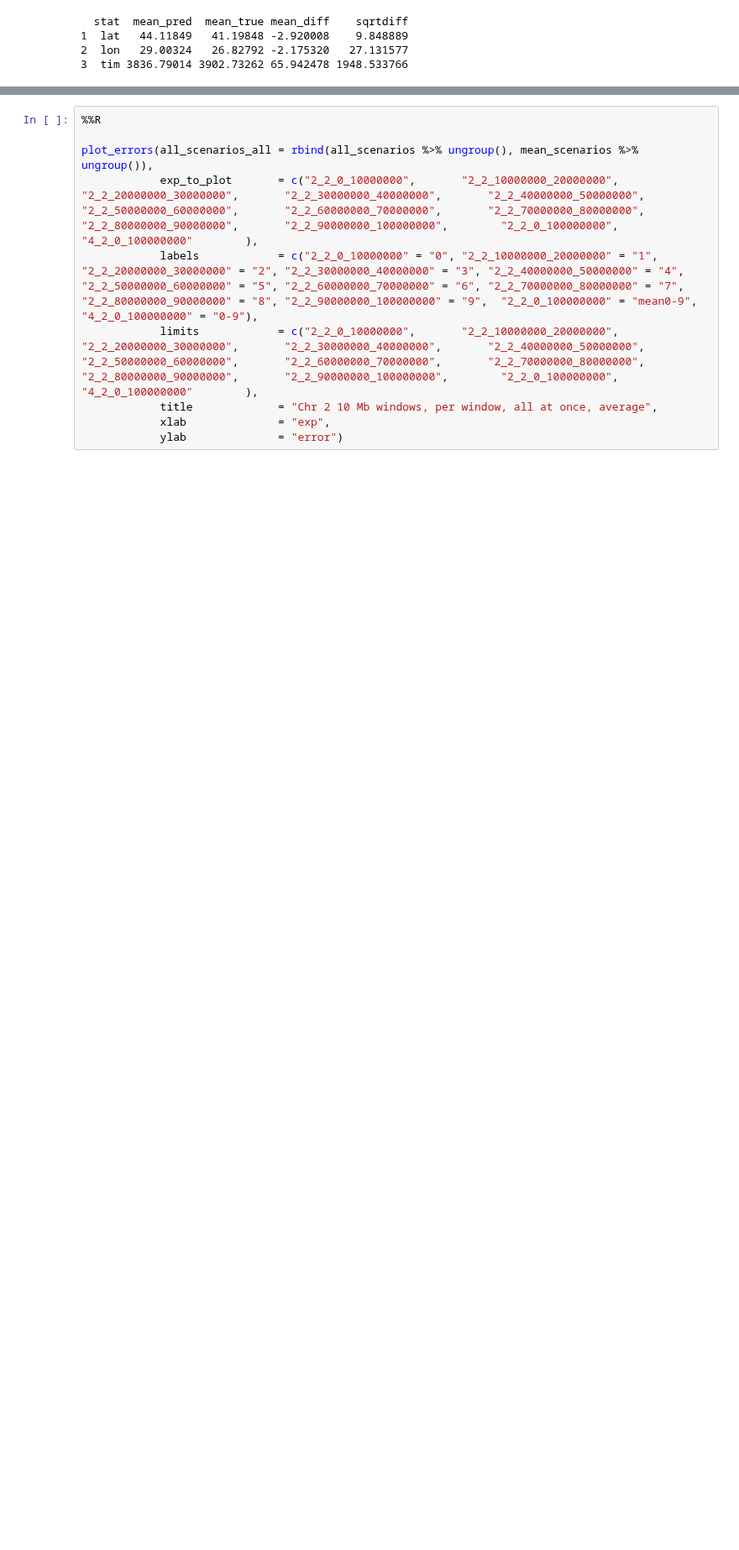
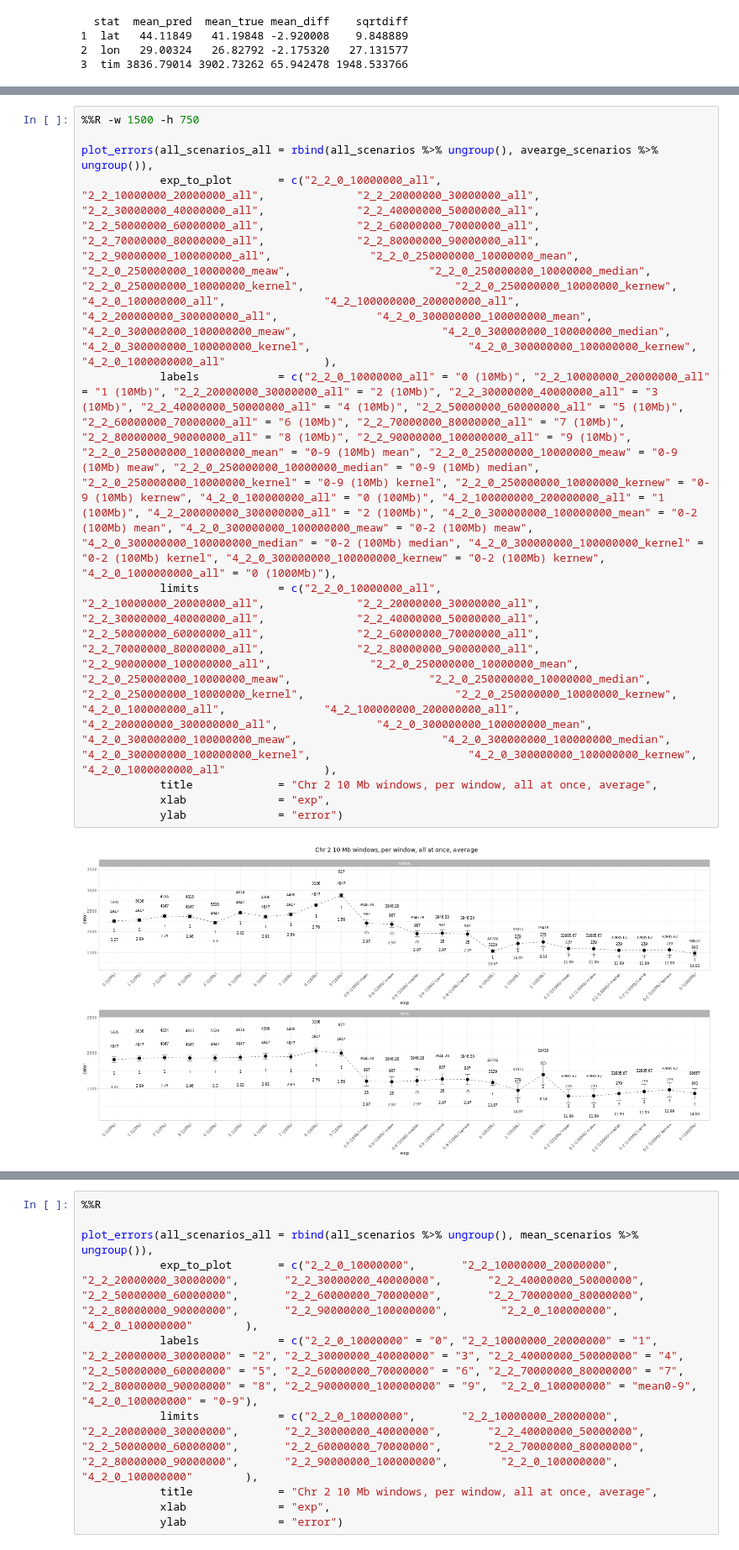
Before and after one commit to MoiColl/spaceNNtime, a Jupyter notebook: backup/jupyternotebooks/spaceNNtime_AADR.ipynb, the cells around one changed output, grey strips where cells are left out. Shown at 84% size. Saved outputs shown, nothing was run; the diff lists cells and outputs as text; blank space fills up the shorter version.

```diff
--- a/backup/jupyternotebooks/spaceNNtime_AADR.ipynb
+++ b/backup/jupyternotebooks/spaceNNtime_AADR.ipynb
@@ -881,0 +845,12 @@ plot_errors(all_scenarios_all = rbind(all_scenarios %>% ungroup(), mean_scenario
+# %%
+%%R -w 1500 -h 750
+
+plot_errors(all_scenarios_all = rbind(all_scenarios %>% ungroup(), avearge_scenarios %>% ungroup()),
+            exp_to_plot       = c("2_2_0_10000000_all",              "2_2_10000000_20000000_all",              "2_2_20000000_30000000_all",              "2_2_30000000_40000000_all",              "2_2_40000000_50000000_all",              "2_2_50000000_60000000_all",              "2_2_60000000_70000000_all",              "2_2_70000000_80000000_all",              "2_2_80000000_90000000_all",              "2_2_90000000_100000000_all",               "2_2_0_250000000_10000000_mean",                     "2_2_0_250000000_10000000_meaw",                     "2_2_0_250000000_10000000_median",                       "2_2_0_250000000_10000000_kernel",                       "2_2_0_250000000_10000000_kernew",                       "4_2_0_100000000_all",               "4_2_100000000_200000000_all",               "4_2_200000000_300000000_all",               "4_2_0_300000000_100000000_mean",                      "4_2_0_300000000_100000000_meaw",                      "4_2_0_300000000_100000000_median",                        "4_2_0_300000000_100000000_kernel",                        "4_2_0_300000000_100000000_kernew",                        "4_2_0_1000000000_all"               ),
+            labels            = c("2_2_0_10000000_all" = "0 (10Mb)", "2_2_10000000_20000000_all" = "1 (10Mb)", "2_2_20000000_30000000_all" = "2 (10Mb)", "2_2_30000000_40000000_all" = "3 (10Mb)", "2_2_40000000_50000000_all" = "4 (10Mb)", "2_2_50000000_60000000_all" = "5 (10Mb)", "2_2_60000000_70000000_all" = "6 (10Mb)", "2_2_70000000_80000000_all" = "7 (10Mb)", "2_2_80000000_90000000_all" = "8 (10Mb)", "2_2_90000000_100000000_all" = "9 (10Mb)",  "2_2_0_250000000_10000000_mean" = "0-9 (10Mb) mean", "2_2_0_250000000_10000000_meaw" = "0-9 (10Mb) meaw", "2_2_0_250000000_10000000_median" = "0-9 (10Mb) median", "2_2_0_250000000_10000000_kernel" = "0-9 (10Mb) kernel", "2_2_0_250000000_10000000_kernew" = "0-9 (10Mb) kernew", "4_2_0_100000000_all" = "0 (100Mb)", "4_2_100000000_200000000_all" = "1 (100Mb)", "4_2_200000000_300000000_all" = "2 (100Mb)", "4_2_0_300000000_100000000_mean" = "0-2 (100Mb) mean", "4_2_0_300000000_100000000_meaw" = "0-2 (100Mb) meaw", "4_2_0_300000000_100000000_median" = "0-2 (100Mb) median", "4_2_0_300000000_100000000_kernel" = "0-2 (100Mb) kernel", "4_2_0_300000000_100000000_kernew" = "0-2 (100Mb) kernew", "4_2_0_1000000000_all" = "0 (1000Mb)"),
+            limits            = c("2_2_0_10000000_all",              "2_2_10000000_20000000_all",              "2_2_20000000_30000000_all",              "2_2_30000000_40000000_all",              "2_2_40000000_50000000_all",              "2_2_50000000_60000000_all",              "2_2_60000000_70000000_all",              "2_2_70000000_80000000_all",              "2_2_80000000_90000000_all",              "2_2_90000000_100000000_all",               "2_2_0_250000000_10000000_mean",                     "2_2_0_250000000_10000000_meaw",                     "2_2_0_250000000_10000000_median",                       "2_2_0_250000000_10000000_kernel",                       "2_2_0_250000000_10000000_kernew",                       "4_2_0_100000000_all",               "4_2_100000000_200000000_all",               "4_2_200000000_300000000_all",               "4_2_0_300000000_100000000_mean",                      "4_2_0_300000000_100000000_meaw",                      "4_2_0_300000000_100000000_median",                        "4_2_0_300000000_100000000_kernel",                        "4_2_0_300000000_100000000_kernew",                        "4_2_0_1000000000_all"               ),
+            title             = "Chr 2 10 Mb windows, per window, all at once, average",
+            xlab              = "exp",
+            ylab              = "error")
+# %% [output]
+[figure, added]
```
Also changed, not shown: parts of 31 cells of this notebook.
